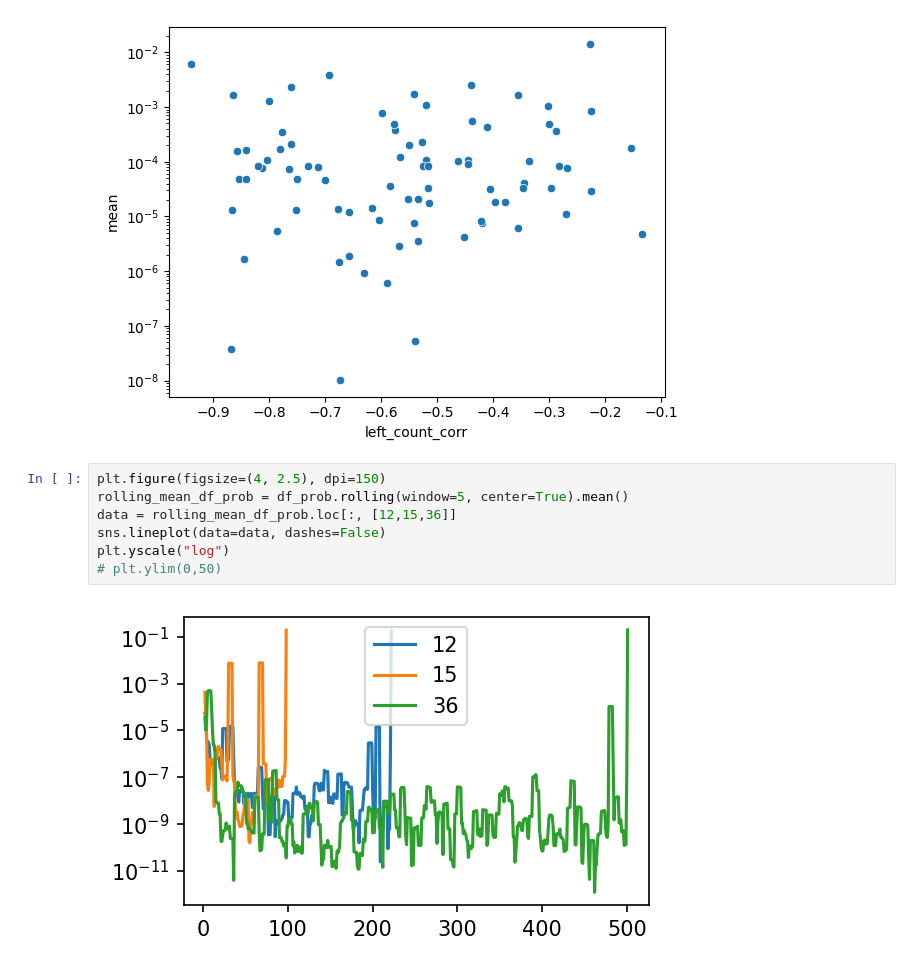
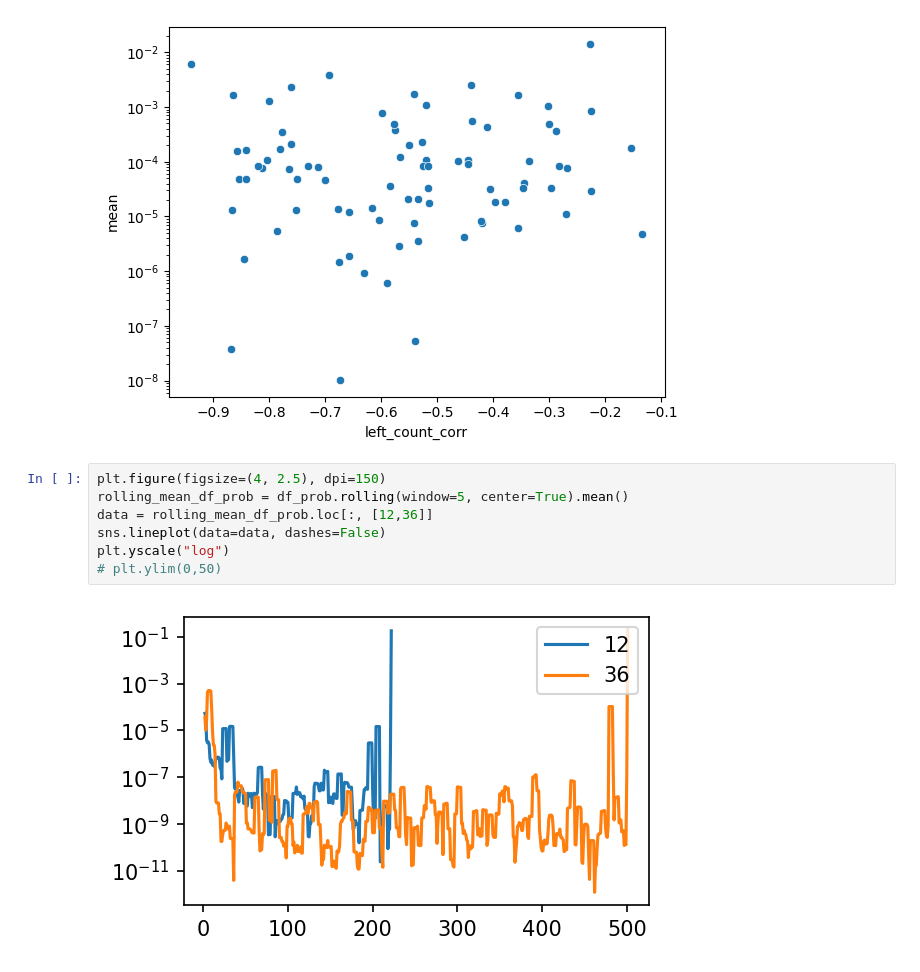
Before and after one commit to chengzhi-lu/vllm, a Jupyter notebook: examples/analysis/data/eos_pos_analysis.ipynb, the cells around one changed output. Saved outputs shown, nothing was run; the diff lists cells and outputs as text.

```diff
--- a/examples/analysis/data/eos_pos_analysis.ipynb
+++ b/examples/analysis/data/eos_pos_analysis.ipynb
@@ -133,9 +133,9 @@ plt.yscale("log")
 # %%
 plt.figure(figsize=(4, 2.5), dpi=150)
 rolling_mean_df_prob = df_prob.rolling(window=5, center=True).mean()
-data = rolling_mean_df_prob.loc[:, [12,15,36]]
+data = rolling_mean_df_prob.loc[:, [12,36]]
 sns.lineplot(data=data, dashes=False)
 plt.yscale("log")
 # plt.ylim(0,50)
 # %% [output]
-[figure, old version]
+[figure, new version]
```
Also changed, not shown: 6 other files.
